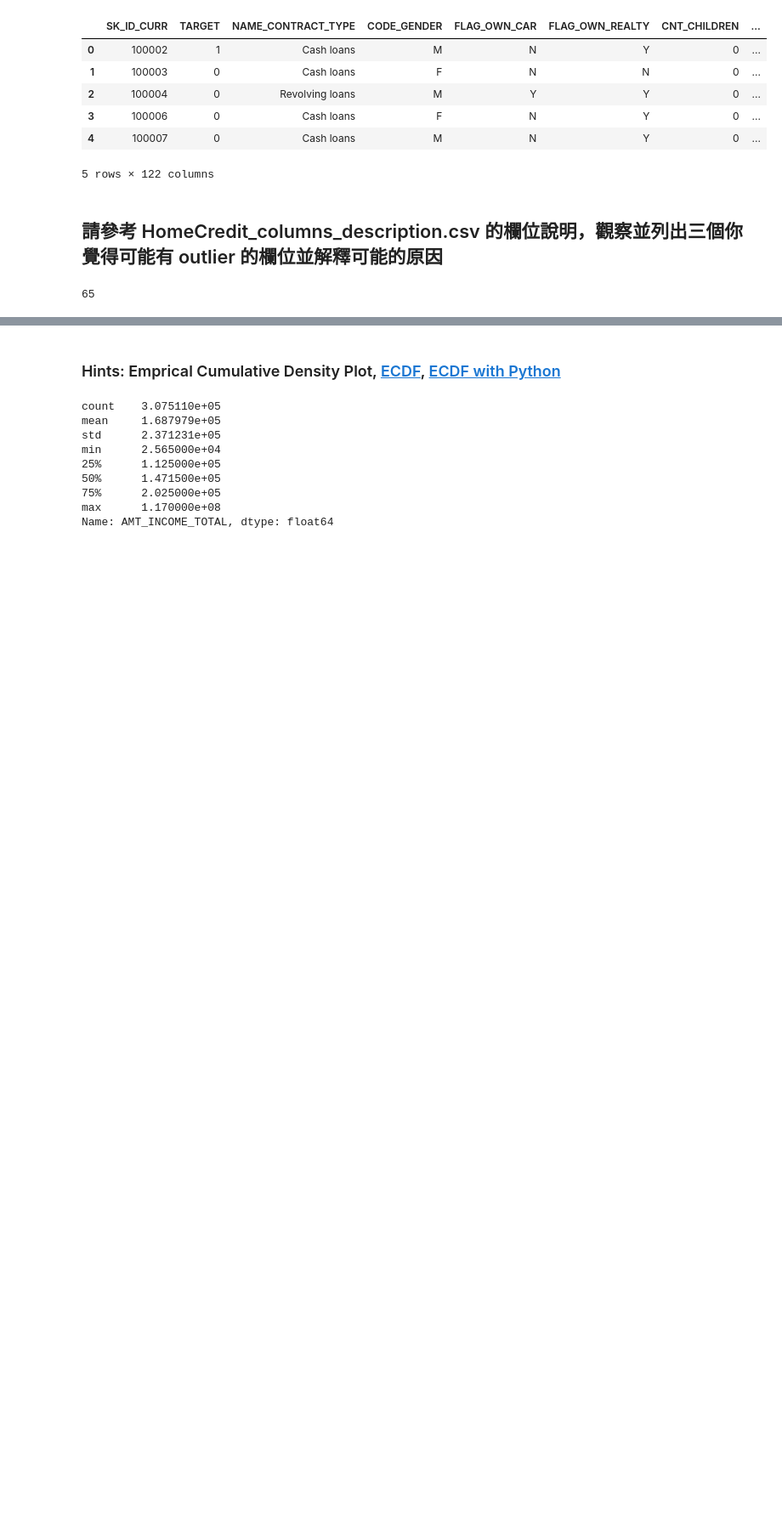
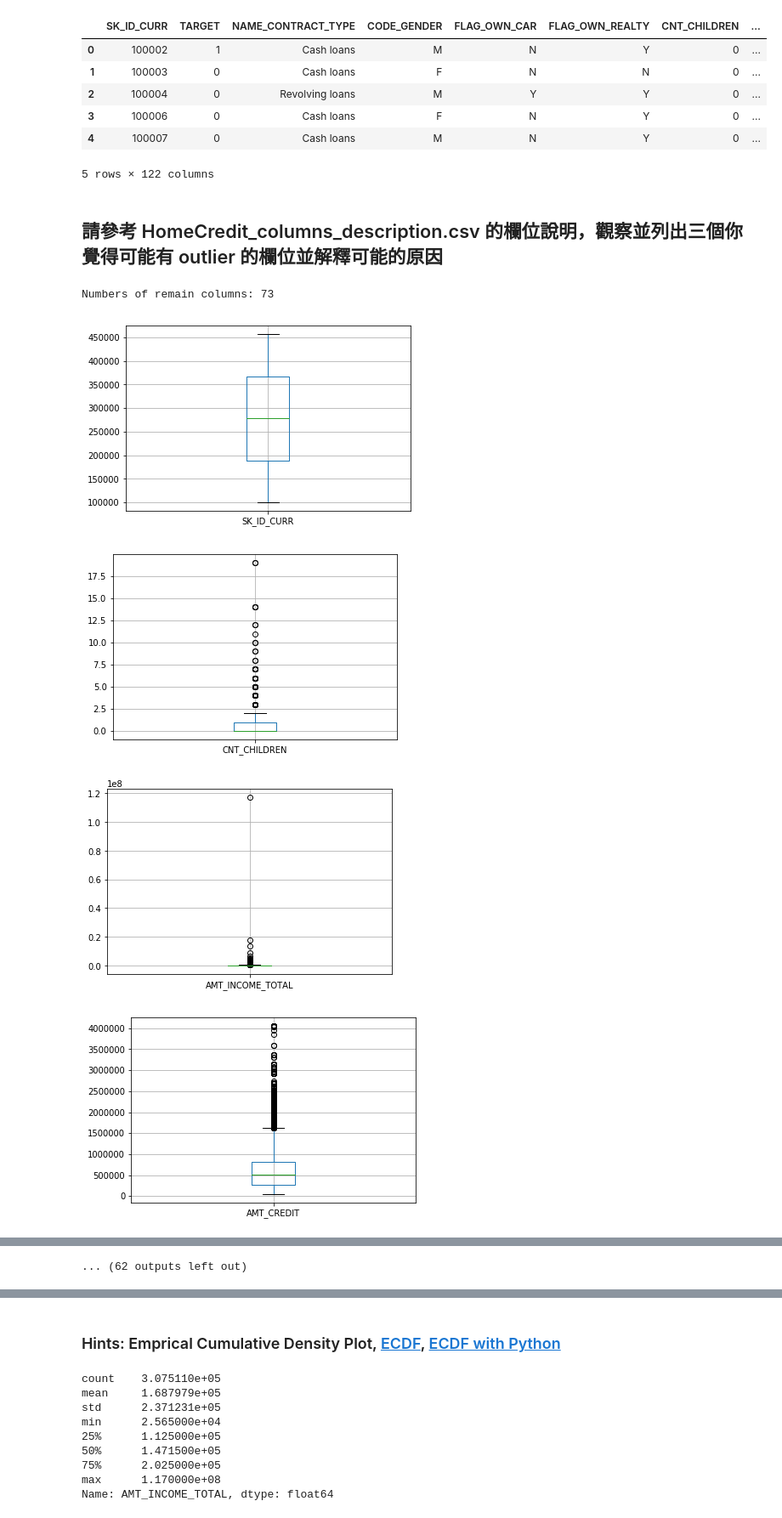
Before and after one commit to FanBoost/ML100Days, a Jupyter notebook: Day_009_HW.ipynb, the cells around one changed output, grey strips where cells are left out. Shown at 85% size. Drawn from its saved outputs; the diff is of its cells as text; code cells hidden in the pictures; blank space fills up the shorter version.

```diff
--- a/Day_009_HW.ipynb
+++ b/Day_009_HW.ipynb
@@ -42,22 +42,39 @@ Path of read in data: /Users/fanzhenjun/Downloads/application_train.csv
 ## 請參考 HomeCredit_columns_description.csv 的欄位說明，觀察並列出三個你覺得可能有 outlier 的欄位並解釋可能的原因
 # %%
 # 先篩選數值型的欄位
-"""
-YOUR CODE HERE, fill correct data types (for example str, float, int, ...)
-"""
-dtype_select = [np.dtype('float64')]
+#"""
+#YOUR CODE HERE, fill correct data types (for example str, float, int, ...)
+#"""
+dtype_select = [np.dtype('float64'), np.dtype('int64')]
 numeric_columns = list(app_train.columns[list(app_train.dtypes.isin(dtype_select))])
 
 # 再把只有 2 值 (通常是 0,1) 的欄位去掉
-numeric_columns = list(app_train[numeric_columns].columns[list(app_train[numeric_columns].apply(lambda x:len(x.unique())!=2 ))])
-print(len(numeric_columns))
+numeric_columns = list(app_train[numeric_columns].columns[list(app_train[numeric_columns].apply(lambda x:len(x.unique())!=2))])
+#numeric_columns = list(app_train[numeric_columns].columns[list(app_train[numeric_columns].apply(lambda x:len(x.unique())!=2 ))])
+print("Numbers of remain columns: %i" % len(numeric_columns))
+#print(len(numeric_columns))
 
 # 檢視這些欄位的數值範圍
+#for col in numeric_columns:
 for col in numeric_columns:
-    """
-    Your CODE HERE, make the box plot
-    """
+    app_train.boxplot(col)
+    plt.show()
 
-    plt.show()
+ #   plt.show()
+
+#numeric_columns = list(app_train.columns[list(app_train.dtypes.isin([np.int64, np.float64]))])
+
+# 再把只有 2 值 (通常是 0,1) 的欄位去掉
+#numeric_columns = list(app_train[numeric_columns].columns[list(app_train[numeric_columns].apply(lambda x:len(x.unique())!=2 ))])
+#print("Numbers of remain columns: %i" % len(numeric_columns))
+
+# 檢視這些欄位的數值範圍
+#for col in numeric_columns:
+ #   app_train.boxplot(col)
+  #  plt.show()
 # %% [output]
-65
+Numbers of remain columns: 73
+[figure, added]
+[figure, added]
+[figure, added]
+[figure, added]
@@ -63,0 +88 @@ for col in numeric_columns:
+... (62 outputs left out)
```
Also changed, not shown: parts of 5 cells of this notebook.
